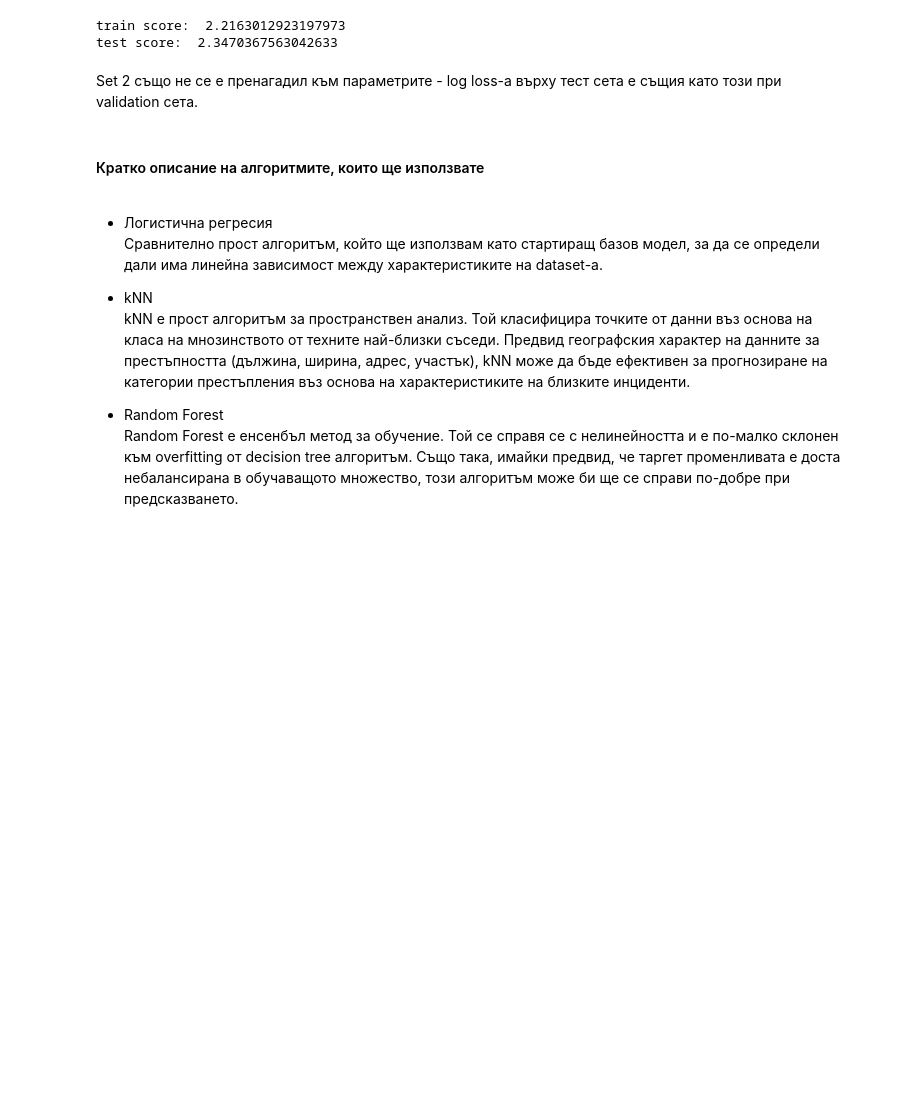
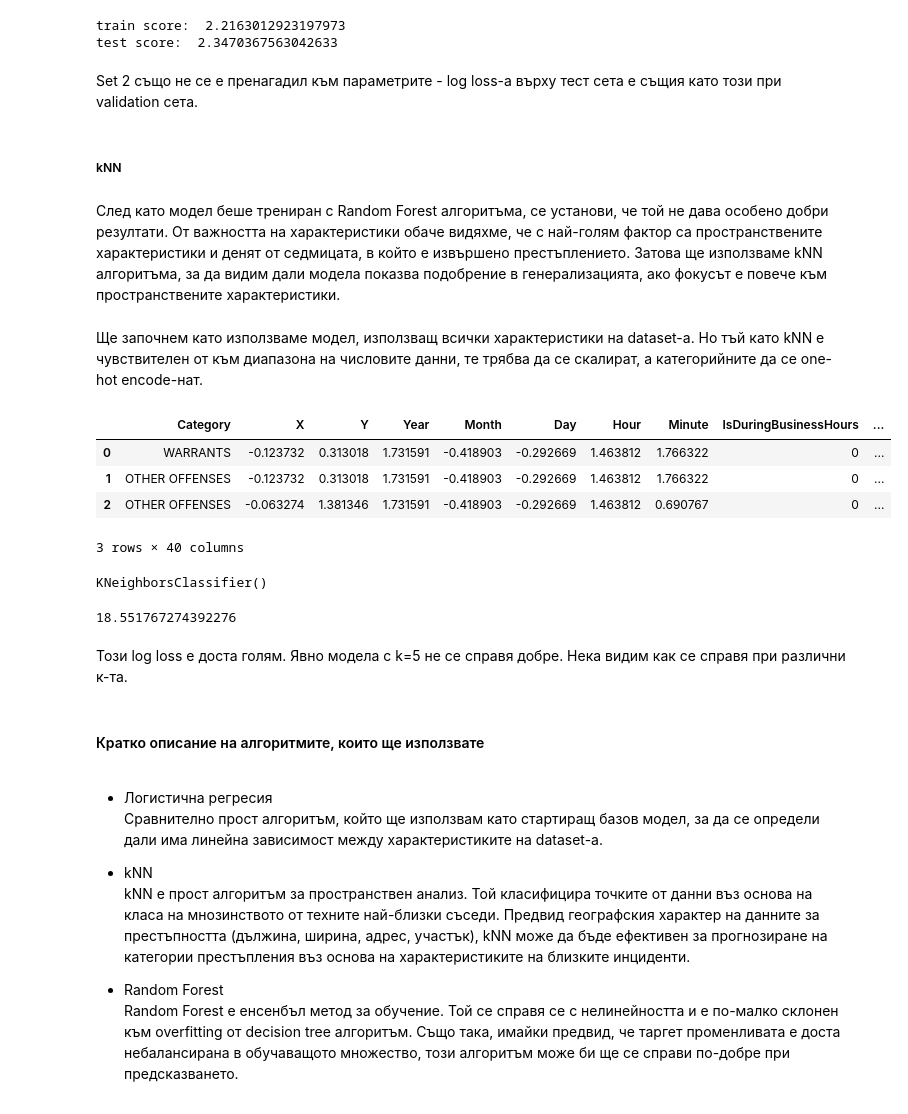
Before and after one commit to RayaSimeonova/crime-classification, a Jupyter notebook: project_description.ipynb, the cells around one changed output. Drawn from its saved outputs; the diff is of its cells as text; code cells hidden in the pictures; blank space fills up the shorter version.

```diff
--- a/project_description.ipynb
+++ b/project_description.ipynb
@@ -1085,3 +1085,36 @@ train score:  2.2163012923197973
 test score:  2.3470367563042633
 # %% [markdown]
 Set 2 също не се е пренагадил към параметрите - log loss-a върху тест сета е същия като този при validation сета.
+# %% [markdown]
+##### kNN
+# %% [markdown]
+След като модел беше трениран с Random Forest алгоритъма, се установи, че той не дава особено добри резултати. От важността на характеристики обаче видяхме, че с най-голям фактор са пространствените характеристики и денят от седмицата, в който е извършено престъплението. Затова ще използваме kNN алгоритъма, за да видим дали модела показва подобрение в генерализацията, ако фокусът е повече към пространствените характеристики.
+# %% [markdown]
+Ще започнем като използваме модел, използващ всички характеристики на dataset-a. Но тъй като kNN е чувствителен от към диапазона на числовите данни, те трябва да се скалират, а категорийните да се one-hot encode-нат.
+# %%
+data = original.copy()
+# %%
+# Select the categorical columns to be one-hot encoded
+from sklearn.discriminant_analysis import StandardScaler
+
+
+categorical_columns = ['DayOfWeek', 'PdDistrict', 'Season', 'HourRange']
+
+# Perform one-hot encoding
+data = pd.get_dummies(data, columns=categorical_columns)
+
+features_to_scale = ['X', 'Y', 'Year', 'Month', 'Day', 'Hour', 'Minute', 'EpochTime']
+
+# Create a StandardScaler object
+scaler = StandardScaler()
+
+# Fit and transform the selected features
+data[features_to_scale] = scaler.fit_transform(data[features_to_scale])
+
+data.head(3)
+# %% [output]
+|  | Category | X | Y | Year | Month | Day | Hour | Minute | IsDuringBusinessHours | ... |
+| 0 | WARRANTS | -0.123732 | 0.313018 | 1.731591 | -0.418903 | -0.292669 | 1.463812 | 1.766322 | 0 | ... |
+| 1 | OTHER OFFENSES | -0.123732 | 0.313018 | 1.731591 | -0.418903 | -0.292669 | 1.463812 | 1.766322 | 0 | ... |
+| 2 | OTHER OFFENSES | -0.063274 | 1.381346 | 1.731591 | -0.418903 | -0.292669 | 1.463812 | 0.690767 | 0 | ... |
+3 rows × 40 columns
@@ -1087,0 +1124,15 @@ Set 2 също не се е пренагадил към параметрите -
+# %%
+from sklearn.neighbors import KNeighborsClassifier
+
+
+knn = KNeighborsClassifier(n_neighbors=5)
+knn.fit(X_train, y_train)
+# %% [output]
+KNeighborsClassifier()
+# %%
+res = log_loss_evaluation(knn, X_val, y_val)
+res
+# %% [output]
+18.551767274392276
+# %% [markdown]
+Този log loss e доста голям. Явно модела с k=5 не се справя добре. Нека видим как се справя при различни к-та.
```
Also changed, not shown: parts of 4 cells of this notebook.
